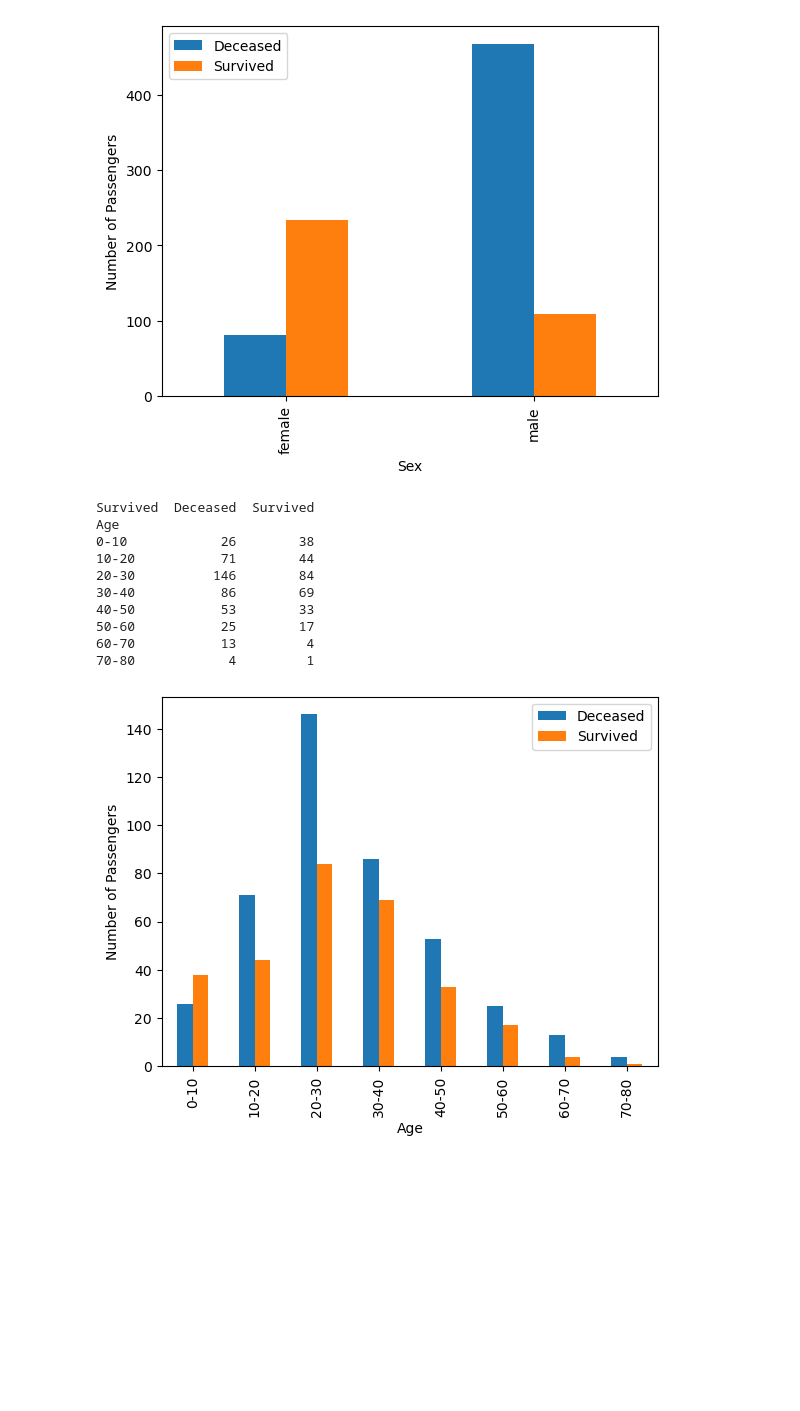
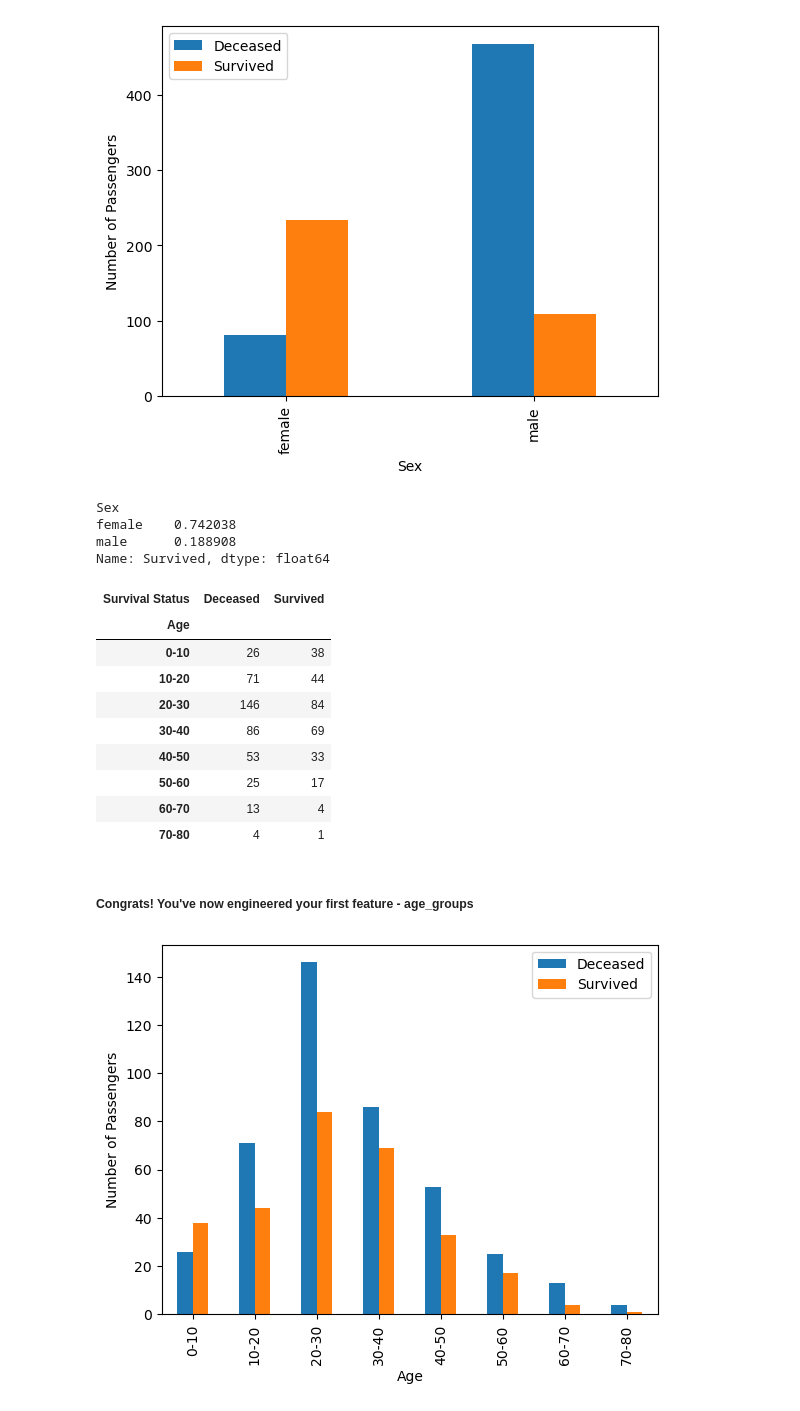
Before and after one commit to Sid1813/kaggle, a Jupyter notebook: Titanic - Machine Learning from Disaster/model_versions/titanic_v4.ipynb, the cells around one changed output. Cells and saved outputs as stored; diff of their text form; code cells hidden in the pictures; blank space fills up the shorter version.

```diff
--- a/Titanic - Machine Learning from Disaster/model_versions/titanic_v4.ipynb
+++ b/Titanic - Machine Learning from Disaster/model_versions/titanic_v4.ipynb
@@ -124,25 +126,36 @@ plt.legend(title = None)
 plt.show()
 # %% [output]
 [figure]
+# %%
+train_data.groupby("Sex")["Survived"].mean()
+# %% [output]
+Sex
+female    0.742038
+male      0.188908
+Name: Survived, dtype: float64
 # %%
-age_groups = pd.cut(train_data["Age"],
+train_data["age_groups"] = pd.cut(train_data["Age"],
                     bins = [0,10,20,30,40,50,60,70,80],
                     labels = ["0-10", "10-20", "20-30", "30-40", "40-50", "50-60", "60-70", "70-80"])
 
 age_survival = pd.crosstab(age_groups, train_data["Survived"].map({ 0 : "Deceased", 1 : "Survived"}))
 
-print(age_survival)
+age_survival.columns.name = "Survival Status"
+
+age_survival
 # %% [output]
-Survived  Deceased  Survived
-Age
-0-10            26        38
-10-20           71        44
-20-30          146        84
-30-40           86        69
-40-50           53        33
-50-60           25        17
-60-70           13         4
-70-80            4         1
+| Survival Status | Deceased | Survived |
+| Age |  |  |
+| 0-10 | 26 | 38 |
+| 10-20 | 71 | 44 |
+| 20-30 | 146 | 84 |
+| 30-40 | 86 | 69 |
+| 40-50 | 53 | 33 |
+| 50-60 | 25 | 17 |
+| 60-70 | 13 | 4 |
+| 70-80 | 4 | 1 |
+# %% [markdown]
+##### Congrats! You've now engineered your first feature - age_groups
 # %%
 age_survival.plot(kind = "bar")
 
```
Also changed, not shown: parts of 29 cells of this notebook.
